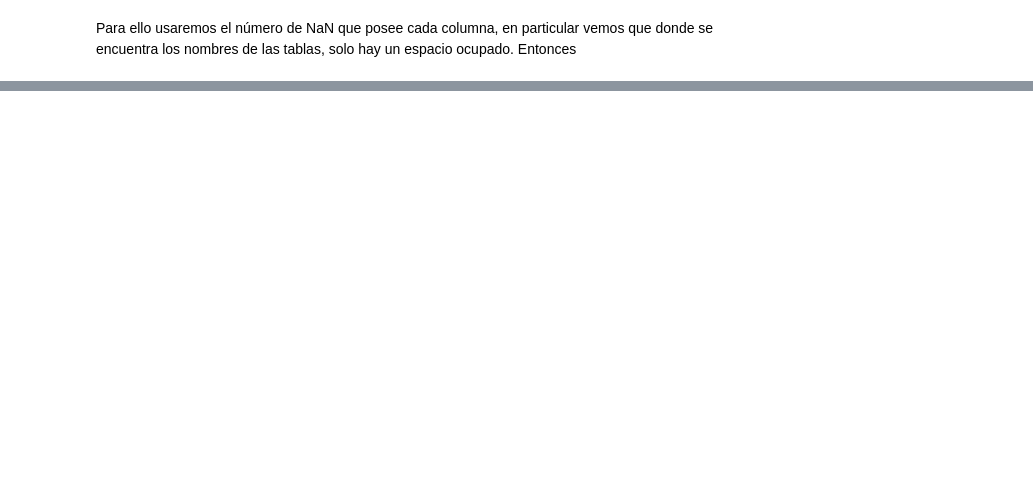
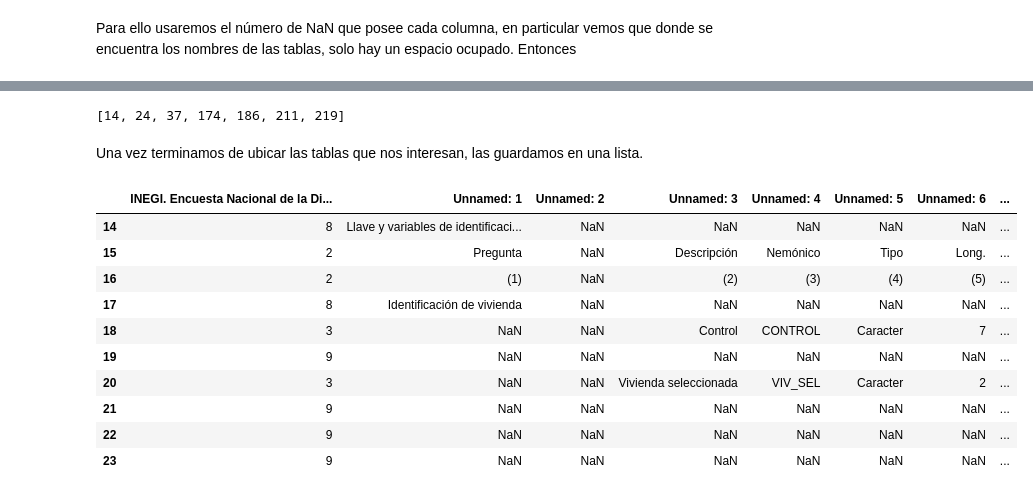
Before and after one commit to Dust1920/explore_inegi, a Jupyter notebook: social_demographic/encuestas/regulares/ENADID/enadid_2014.ipynb, the cells around one changed output, grey strips where cells are left out. Saved outputs shown, nothing was run; the diff lists cells and outputs as text; code cells hidden in the pictures; blank space fills up the shorter version.

```diff
--- a/social_demographic/encuestas/regulares/ENADID/enadid_2014.ipynb
+++ b/social_demographic/encuestas/regulares/ENADID/enadid_2014.ipynb
@@ -122,0 +100,43 @@ print(index_tables)
+# %%
+dfn_1 = df[df['INEGI. Encuesta Nacional de la Dinámica Demográfica 2014. Descripción de archivos. 2015.'] == n_cols - 1]
+vi = np.array(dfn_1.index)
+
+section_code = ['Pregunta','(1)']
+compares_list = [[df.iloc[i ,1]] + section_code for i in vi]
+
+# print(dfn_1['Unnamed: 1'].head(n = 10))
+
+i_tables = []
+for i in range(len(compares_list)):
+    dvi = df.iloc[vi[i]: vi[i]+ 3,1]
+    ld = len(dvi)
+    if len(dvi) == 3:
+        eq = (dvi == compares_list[i]).sum()
+        # print(dvi == compares_list[i])
+        if eq == 3:
+            i_tables.append(i)
+set_index = dfn_1.iloc[i_tables, :]
+i_tables  = list(set_index.index)
+i_tables
+# %% [output]
+[14, 24, 37, 174, 186, 211, 219]
+# %% [markdown]
+Una vez terminamos de ubicar las tablas que nos interesan, las guardamos en una lista.
+# %%
+ldfs = []
+for i in range(len(i_tables) - 1):
+    ldfs.append(df.iloc[i_tables[i]:i_tables[i + 1], :])
+new_cols = list(ldfs[0].iloc[1,:])
+ldfs[0]
+# %% [output]
+|  | INEGI. Encuesta Nacional de la Di... | Unnamed: 1 | Unnamed: 2 | Unnamed: 3 | Unnamed: 4 | Unnamed: 5 | Unnamed: 6 | ... |
+| 14 | 8 | Llave y variables de identificaci... | NaN | NaN | NaN | NaN | NaN | ... |
+| 15 | 2 | Pregunta | NaN | Descripción | Nemónico | Tipo | Long. | ... |
+| 16 | 2 | (1) | NaN | (2) | (3) | (4) | (5) | ... |
+| 17 | 8 | Identificación de vivienda | NaN | NaN | NaN | NaN | NaN | ... |
+| 18 | 3 | NaN | NaN | Control | CONTROL | Caracter | 7 | ... |
+| 19 | 9 | NaN | NaN | NaN | NaN | NaN | NaN | ... |
+| 20 | 3 | NaN | NaN | Vivienda seleccionada | VIV_SEL | Caracter | 2 | ... |
+| 21 | 9 | NaN | NaN | NaN | NaN | NaN | NaN | ... |
+| 22 | 9 | NaN | NaN | NaN | NaN | NaN | NaN | ... |
+| 23 | 9 | NaN | NaN | NaN | NaN | NaN | NaN | ... |
```
Also changed, not shown: parts of 14 cells of this notebook, 3 other files.
